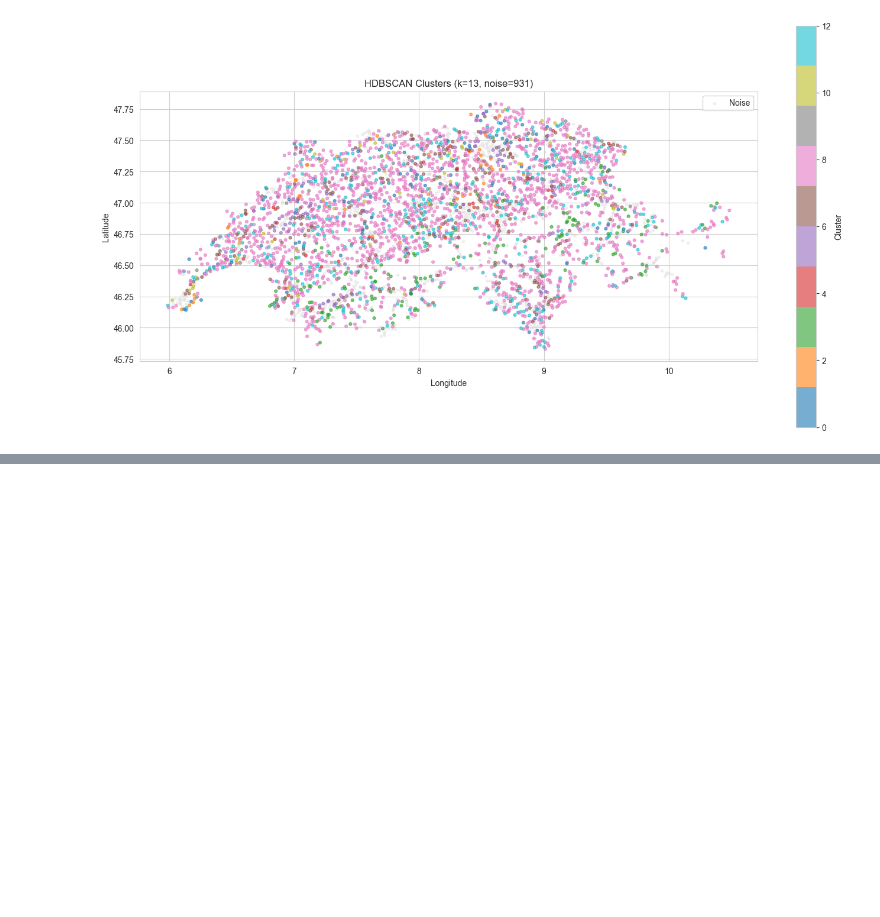
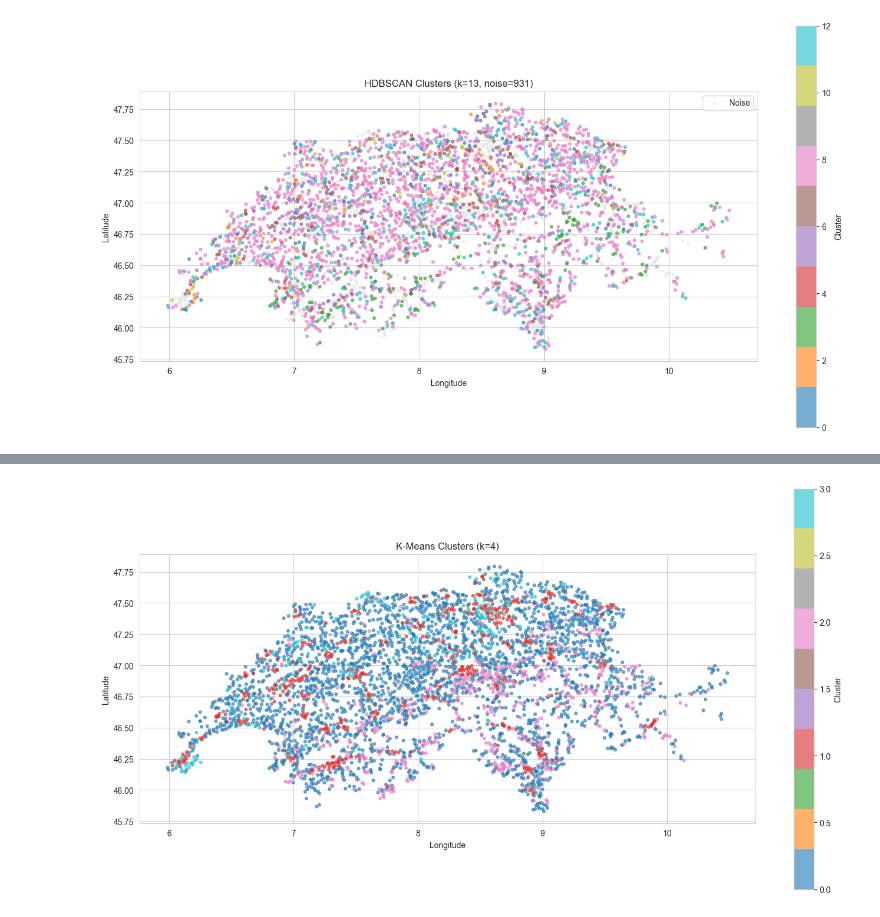
Before and after one commit to maybebool/swiss-airspace-obstacle-profiling, a Jupyter notebook: notebooks/Cluster_Evaluation.ipynb, the cells around one changed output, grey strips where cells are left out. Saved outputs shown, nothing was run; the diff lists cells and outputs as text; code cells hidden in the pictures; blank space fills up the shorter version.

```diff
--- a/notebooks/Cluster_Evaluation.ipynb
+++ b/notebooks/Cluster_Evaluation.ipynb
@@ -132,0 +188,15 @@ plt.show()
+# %%
+fig, ax = plt.subplots(figsize=(14, 10))
+
+scatter = ax.scatter(grid['longitude'], grid['latitude'],
+                     c=grid['cluster_kmeans'], cmap='tab10', s=12, alpha=0.6)
+
+ax.set_xlabel('Longitude')
+ax.set_ylabel('Latitude')
+ax.set_title(f'K-Means Clusters (k={BEST_K})')
+ax.set_aspect('equal')
+plt.colorbar(scatter, ax=ax, label='Cluster', shrink=0.7)
+plt.tight_layout()
+plt.show()
+# %% [output]
+[figure, added]
```
Also changed, not shown: parts of 7 cells of this notebook.
